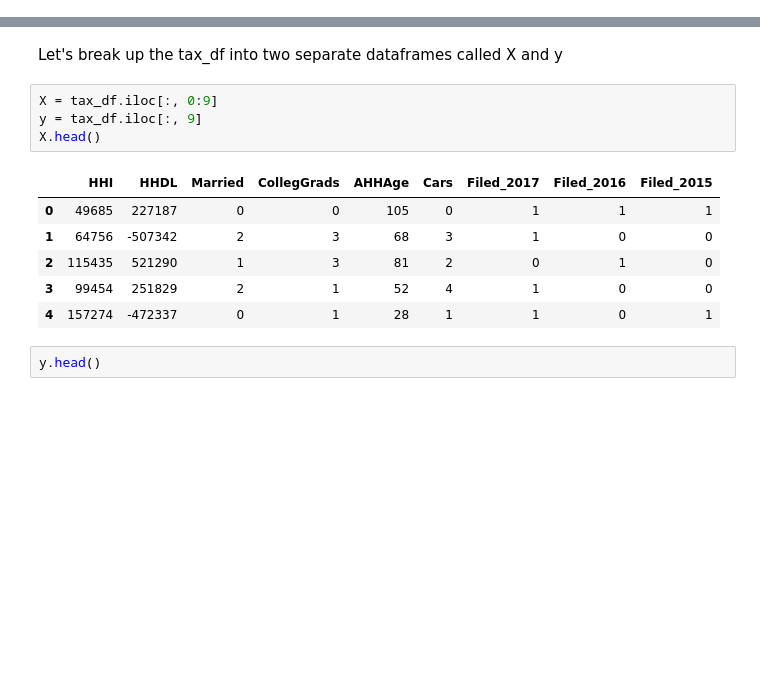
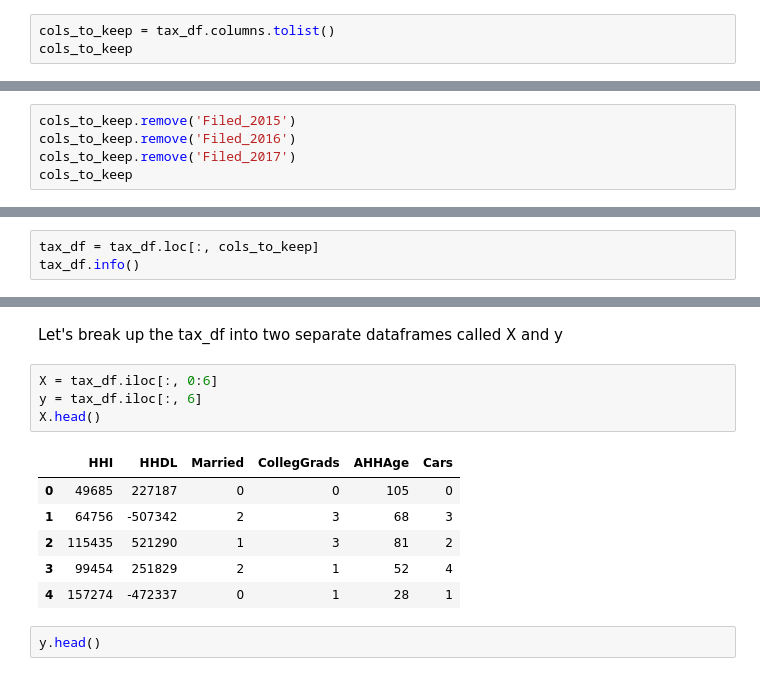
Before and after one commit to MickiRhen/rhenHW1, a Jupyter notebook: aap_hw1_rhen_sklearn.ipynb, the cells around one changed output, grey strips where cells are left out. Saved outputs shown, nothing was run; the diff lists cells and outputs as text; blank space fills up the shorter version.

```diff
--- a/aap_hw1_rhen_sklearn.ipynb
+++ b/aap_hw1_rhen_sklearn.ipynb
@@ -137,0 +276,3 @@ report.show_html("output/sweetviz_report.html")
+# %%
+cols_to_keep = tax_df.columns.tolist()
+cols_to_keep
@@ -137,0 +290,5 @@ report.show_html("output/sweetviz_report.html")
+# %%
+cols_to_keep.remove('Filed_2015')
+cols_to_keep.remove('Filed_2016')
+cols_to_keep.remove('Filed_2017')
+cols_to_keep
@@ -137,0 +297,3 @@ report.show_html("output/sweetviz_report.html")
+# %%
+tax_df = tax_df.loc[:, cols_to_keep]
+tax_df.info()
@@ -142,16 +319,16 @@ Create a list of numeric columns and categorical columns to facilitate preproces
 # %% [markdown]
 Let's break up the tax_df into two separate dataframes called X and y
 # %%
-X = tax_df.iloc[:, 0:9]
-y = tax_df.iloc[:, 9]
+X = tax_df.iloc[:, 0:6]
+y = tax_df.iloc[:, 6]
 X.head()
 # %% [output]
-|  | HHI | HHDL | Married | CollegGrads | AHHAge | Cars | Filed_2017 | Filed_2016 | Filed_2015 |
-| 0 | 49685 | 227187 | 0 | 0 | 105 | 0 | 1 | 1 | 1 |
-| 1 | 64756 | -507342 | 2 | 3 | 68 | 3 | 1 | 0 | 0 |
-| 2 | 115435 | 521290 | 1 | 3 | 81 | 2 | 0 | 1 | 0 |
-| 3 | 99454 | 251829 | 2 | 1 | 52 | 4 | 1 | 0 | 0 |
-| 4 | 157274 | -472337 | 0 | 1 | 28 | 1 | 1 | 0 | 1 |
+|  | HHI | HHDL | Married | CollegGrads | AHHAge | Cars |
+| 0 | 49685 | 227187 | 0 | 0 | 105 | 0 |
+| 1 | 64756 | -507342 | 2 | 3 | 68 | 3 |
+| 2 | 115435 | 521290 | 1 | 3 | 81 | 2 |
+| 3 | 99454 | 251829 | 2 | 1 | 52 | 4 |
+| 4 | 157274 | -472337 | 0 | 1 | 28 | 1 |
 # %%
 y.head()
 # %% [output]
```
Also changed, not shown: parts of 55 cells of this notebook, 1 other file.
